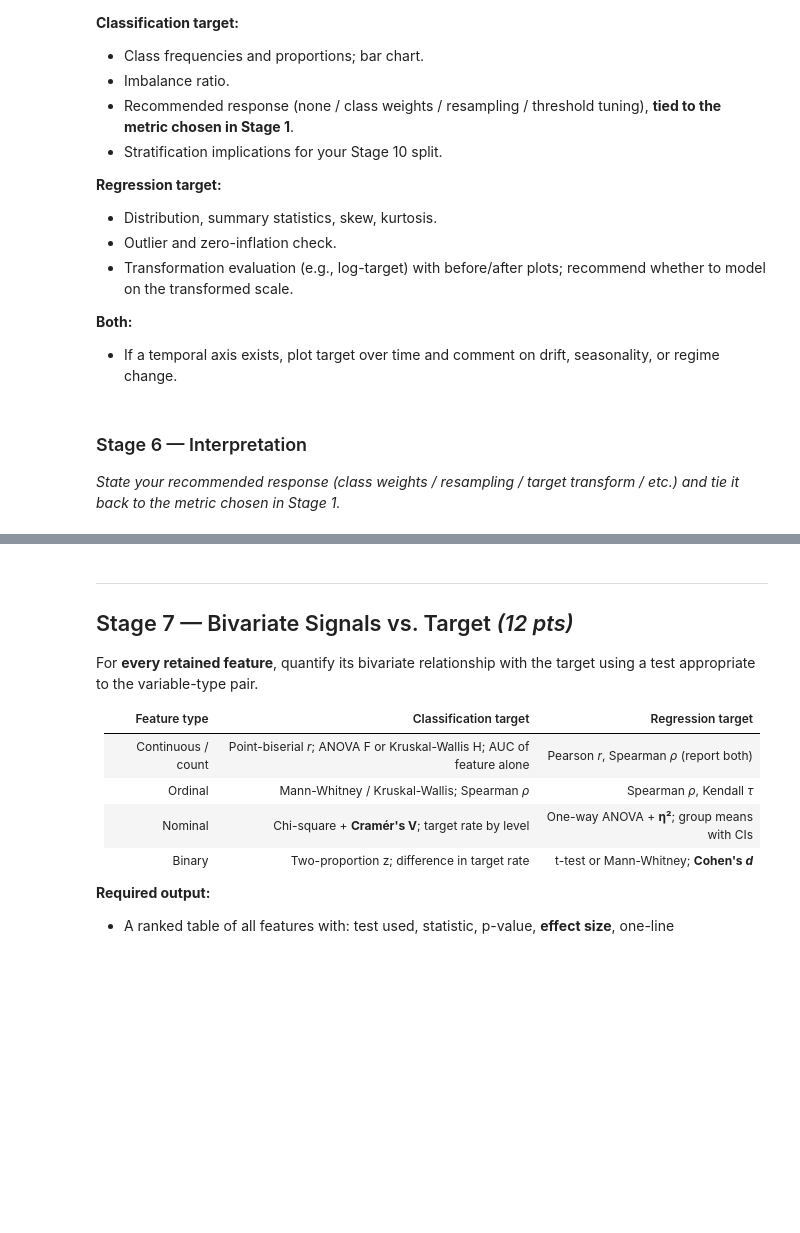
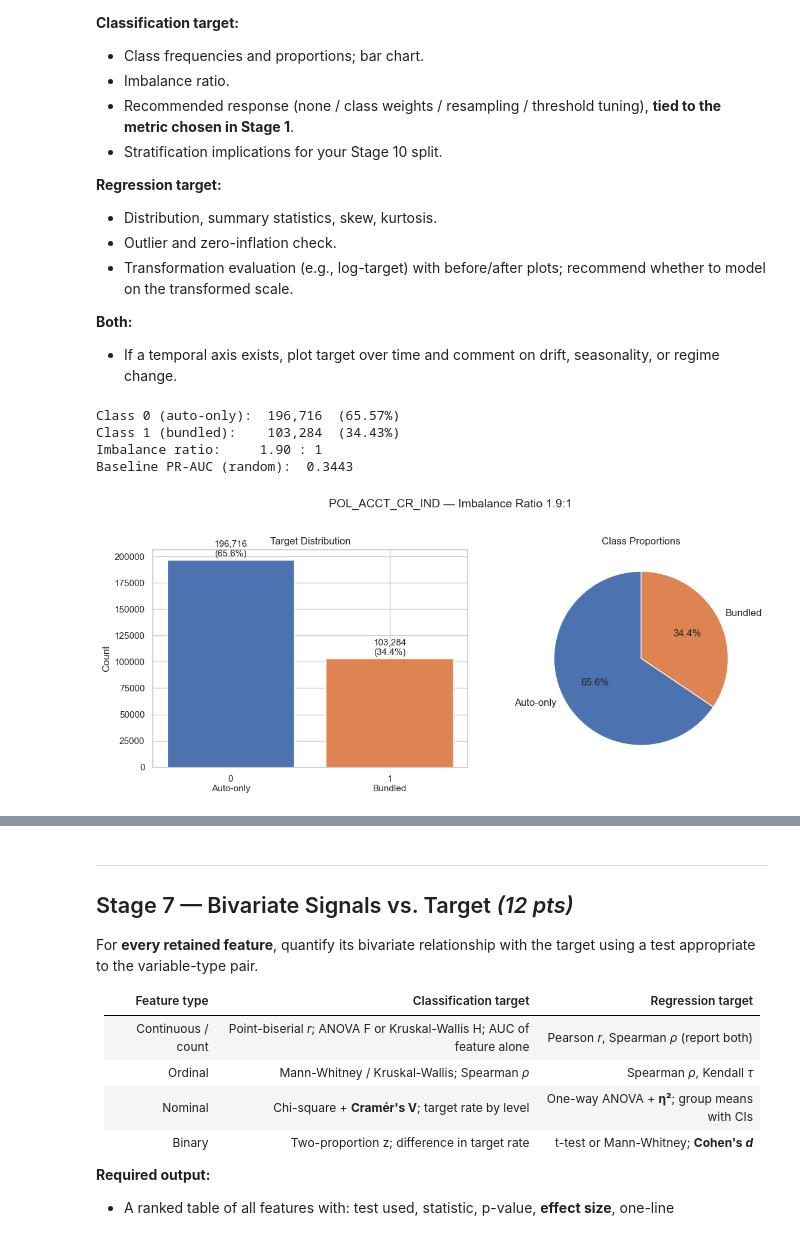
Before and after one commit to mustafaiz-msds/GRAD_5800, a Jupyter notebook: capstone_eda_starter_notebook.ipynb, the cells around one changed output, grey strips where cells are left out. Cells and saved outputs as stored; diff of their text form; code cells hidden in the pictures; blank space fills up the shorter version.

Commit message:
stage10

```diff
--- a/capstone_eda_starter_notebook.ipynb
+++ b/capstone_eda_starter_notebook.ipynb
@@ -780,4 +777,38 @@ Categorical Cardinality Summary:
-# %% [markdown]
-### Stage 6 — Interpretation
-
-*State your recommended response (class weights / resampling / target transform / etc.) and tie it back to the metric chosen in Stage 1.*
+# %%
+# Target distribution
+# Target class distribution
+counts = df[TARGET].value_counts().sort_index()
+props  = counts / len(df)
+ir     = counts[0] / counts[1]
+
+print(f"Class 0 (auto-only): {counts[0]:>8,}  ({props[0]:.2%})")
+print(f"Class 1 (bundled):   {counts[1]:>8,}  ({props[1]:.2%})")
+print(f"Imbalance ratio:     {ir:.2f} : 1")
+print(f"Baseline PR-AUC (random):  {props[1]:.4f}")
+
+fig, axes = plt.subplots(1, 2, figsize=(12, 5))
+
+# Bar chart
+bars = axes[0].bar(['0\nAuto-only', '1\nBundled'], counts.values,
+                    color=['#4C72B0', '#DD8452'], edgecolor='white')
+for bar, cnt, pct in zip(bars, counts.values, props.values):
+    axes[0].text(bar.get_x() + bar.get_width()/2, bar.get_height() + 1500,
+                 f'{cnt:,}\n({pct:.1%})', ha='center', va='bottom', fontsize=11)
+axes[0].set_ylabel('Count')
+axes[0].set_title('Target Distribution')
+
+# Pie chart for proportion
+axes[1].pie(counts.values, labels=['Auto-only', 'Bundled'],
+            colors=['#4C72B0', '#DD8452'], autopct='%1.1f%%',
+            startangle=90, textprops={'fontsize': 12})
+axes[1].set_title('Class Proportions')
+
+plt.suptitle(f'POL_ACCT_CR_IND — Imbalance Ratio {ir:.1f}:1', fontsize=14, y=1.02)
+plt.tight_layout()
+plt.show()
+# %% [output]
+Class 0 (auto-only):  196,716  (65.57%)
+Class 1 (bundled):    103,284  (34.43%)
+Imbalance ratio:     1.90 : 1
+Baseline PR-AUC (random):  0.3443
+[figure, added]
```
Also changed, not shown: parts of 48 cells of this notebook.
